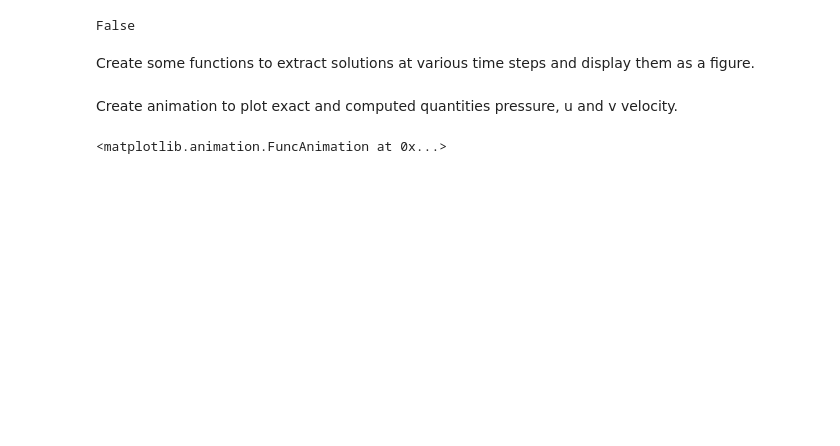
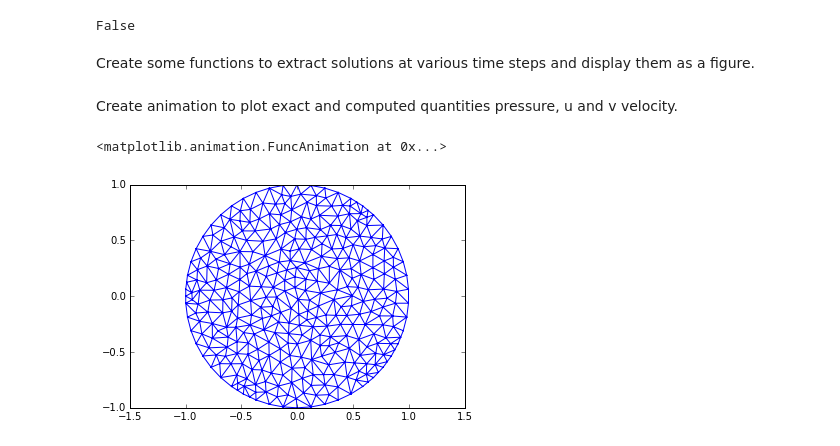
Before and after one commit to erdc/proteus-ps, a Jupyter notebook: NavierStokesNotebooks/NavierStokes2D.ipynb, the cells around one changed output. Saved outputs shown, nothing was run; the diff lists cells and outputs as text; code cells hidden in the pictures; blank space fills up the shorter version.

```diff
--- a/NavierStokesNotebooks/NavierStokes2D.ipynb
+++ b/NavierStokesNotebooks/NavierStokes2D.ipynb
@@ -661,3 +675,13 @@ animation.FuncAnimation(fig, animate, init_func=init,
                         frames=np.size(numerics.tnList), interval=30, blit=True) # 30 milliseconds between frames
 # %% [output]
 <matplotlib.animation.FuncAnimation at 0x...>
+# %%
+h5=openFile("navier_stokes_2d0.h5","r")
+nodes = h5.getNode("/nodesSpatial_Domain%i" %0)[:]
+elements = h5.getNode("/elementsSpatial_Domain%i" %0)[:]
+plt.triplot(nodes[:,0],nodes[:,1],elements)
+plt.axis('equal')
+# close the table file after extracting all the solutions for the movie above
+h5.close()
+# %% [output]
+[figure, added]
```
Also changed, not shown: parts of 9 cells of this notebook, 2 other files.
